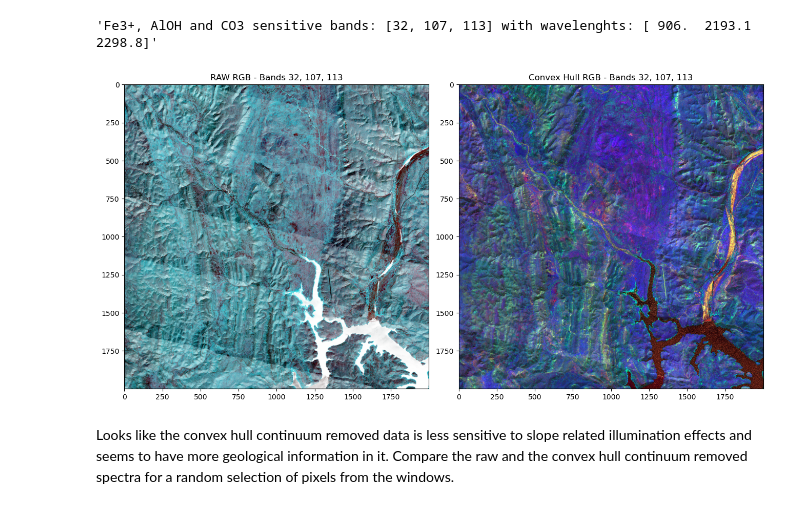
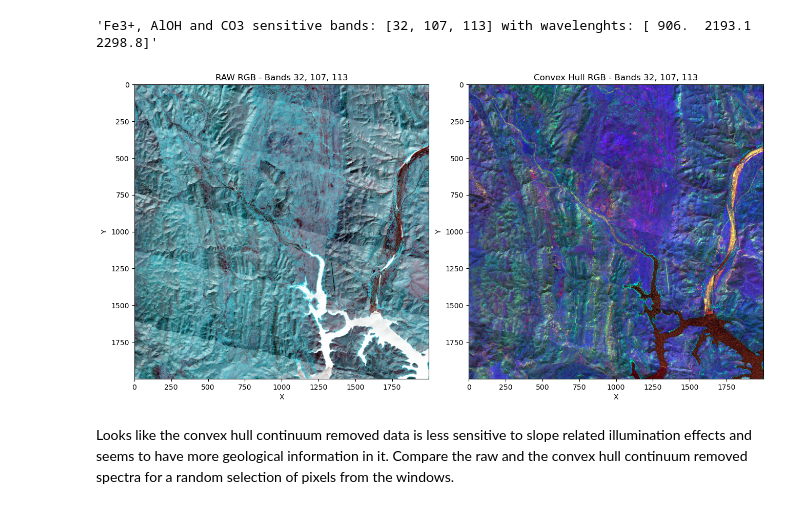
Before and after one commit to Solve-Geosolutions/gsq_hymap, a Jupyter notebook: codes/03_convex_hull_computation.ipynb, the cells around one changed output. Drawn from its saved outputs; the diff is of its cells as text; code cells hidden in the pictures.

```diff
--- a/codes/03_convex_hull_computation.ipynb
+++ b/codes/03_convex_hull_computation.ipynb
@@ -81,21 +81,22 @@ f'Fe3+, AlOH and CO3 sensitive bands: {plt_idx} with wavelenghts: {wvl[plt_idx]}
 # %%
 # plot both windows
 fig, axes = plt.subplots(1,2,figsize=(13,7), constrained_layout=True)
 titles = [f'RAW RGB - Bands {plt_idx[0]}, {plt_idx[1]}, {plt_idx[2]}', f'Convex Hull RGB - Bands {plt_idx[0]}, {plt_idx[1]}, {plt_idx[2]}']
 for d, ax, t in zip([raw_win, cvx_win], axes, titles):
   # read plotting bands, change dtype
   d = d[plt_idx].copy().astype('float32')
   # scale each band to 99.9th percentile
   for i in range(3):
     low, high = np.percentile(d[i],0.5), np.percentile(d[i],99.5)
     d[i,d[i] < low],  d[i,d[i] > high] = low, high
     d[i] = -(d[i] - d[i].max()) / (d[i].max() - d[i].min())
   # plot the data
   ax.imshow(np.moveaxis(d,0,-1))
-  ax.set(title=t)
+  ax.set(title=t, ylabel='Y', xlabel='X')
+plt.savefig(r'../assets/notebook_3_image.png', dpi=70, bbox_inches='tight')
 plt.show()
 # %% [output]
-[figure, old version]
+[figure, new version]
 # %% [markdown]
 Looks like the convex hull continuum removed data is less sensitive to slope related illumination effects and seems to have more geological information in it. Compare the raw and the convex hull continuum removed spectra for a random selection of pixels from the windows.
 # %%
```
Also changed, not shown: 7 other files.
